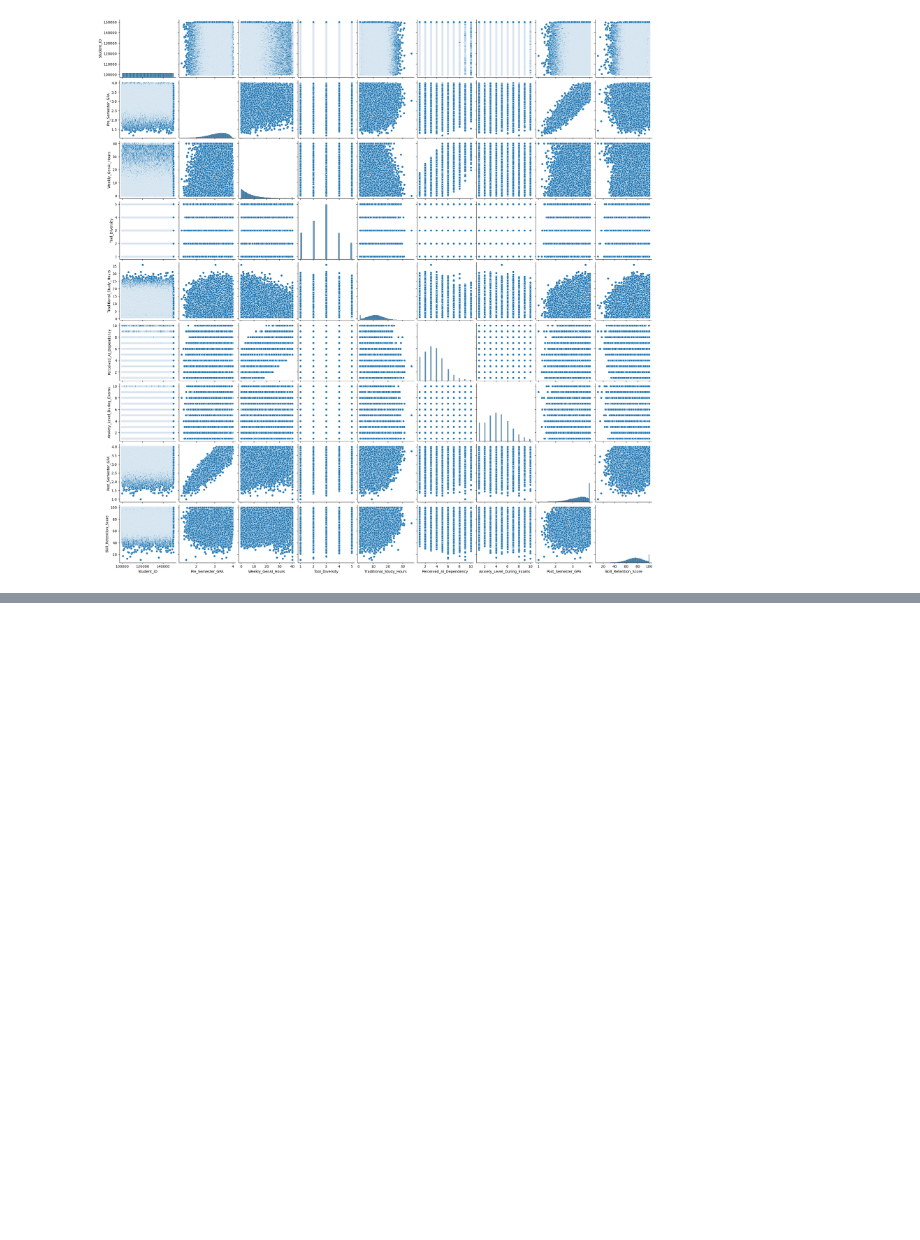
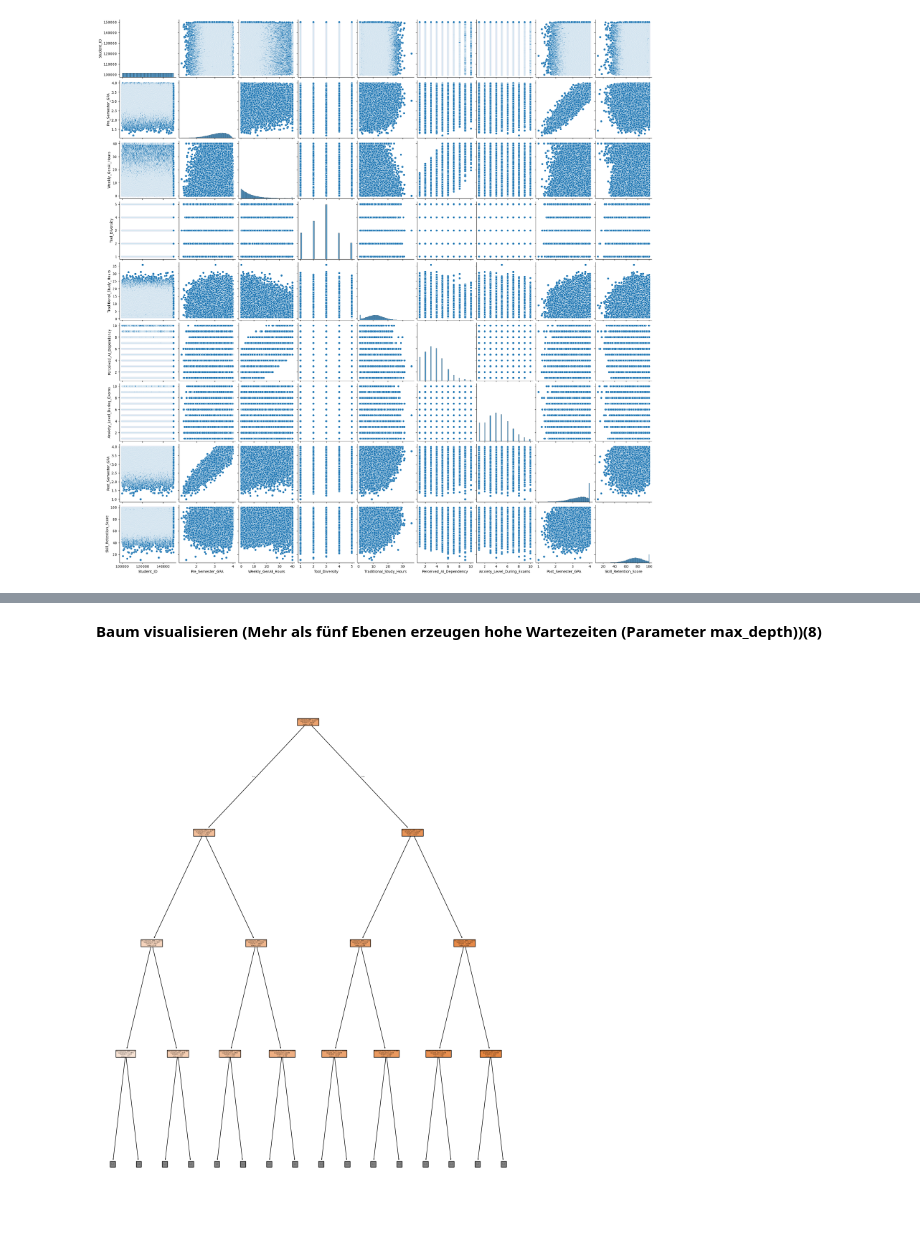
Before and after one commit to m4xi698/Machine-Learning-Project, a Jupyter notebook: notebooks/mlProjectNotebook.ipynb, the cells around one changed output, grey strips where cells are left out. Cells and saved outputs as stored; diff of their text form; code cells hidden in the pictures; blank space fills up the shorter version.

```diff
--- a/notebooks/mlProjectNotebook.ipynb
+++ b/notebooks/mlProjectNotebook.ipynb
@@ -144,0 +386,15 @@ Fragestellung für Prediction und Inference
+# %% [markdown]
+<b>Baum visualisieren (Mehr als fünf Ebenen erzeugen hohe Wartezeiten (Parameter max_depth))(8)</b>
+# %%
+plt.figure(figsize=(15,20))
+
+plot_tree(
+    tree,
+    max_depth=3,
+    filled=True,
+    feature_names=X.columns
+)
+
+plt.show()
+# %% [output]
+[figure, added]
```
Also changed, not shown: parts of 32 cells of this notebook.
